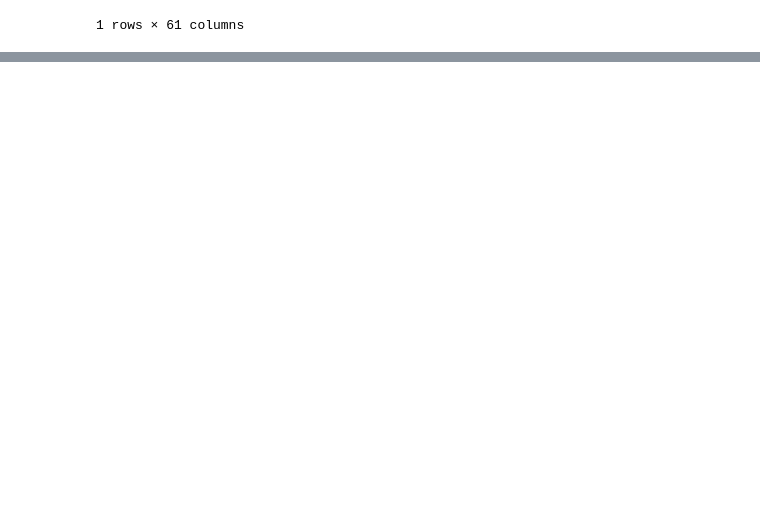
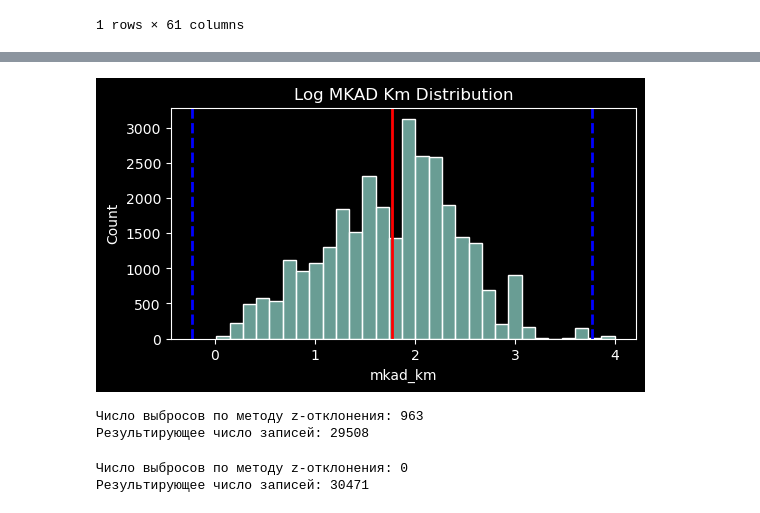
Before and after one commit to thetitorenko/sf_dspr_code, a Jupyter notebook: 01-block/07-python_14/07-python_14.ipynb, the cells around one changed output, grey strips where cells are left out. Cells and saved outputs as stored; diff of their text form; code cells hidden in the pictures; blank space fills up the shorter version.

```diff
--- a/01-block/07-python_14/07-python_14.ipynb
+++ b/01-block/07-python_14/07-python_14.ipynb
@@ -331,0 +505,58 @@ sber_data[sber_data['floor'] > 50]
+# %%
+# Визуализация границ выбросов по методу Z-оценки для логарифмированного признака расстояния до МКАД
+log_mkad_km = np.log(1 + sber_data['mkad_km'])
+fig = plt.figure(figsize=(6, 3))
+histplot = sns.histplot(data=log_mkad_km, bins=30)
+histplot.axvline(log_mkad_km.mean(), color='r', lw=2)
+histplot.axvline(log_mkad_km.mean() + 3*log_mkad_km.std(), color='b', ls='--', lw=2)
+histplot.axvline(log_mkad_km.mean() - 3*log_mkad_km.std(), color='b', ls='--', lw=2)
+histplot.set_title('Log MKAD Km Distribution');
+# %% [output]
+[figure, added]
+# %%
+# Задание 6.3
+
+import pandas as pd
+import numpy as np
+
+test_sber_data = pd.read_csv('data/test_sber_data.csv')
+
+def outliers_z_score_mod(data, feature, log_scale=False, left=3, right=3):
+
+    # Применение логарифмического преобразования при необходимости
+    if log_scale:
+        x = np.log1p(data[feature])
+    else:
+        x = data[feature]
+
+    # Расчет среднего и стандартного отклонения
+    mu, sigma = x.mean(), x.std()
+
+    # Расчет границ
+    lower_bound = mu - (left*sigma)
+    upper_bound = mu + (right*sigma)
+
+    # Определяем выбросы и чищенный набор данных
+    outliers_mask = (x < lower_bound) | (x > upper_bound)
+    outliers = data[outliers_mask].copy()
+    cleaned = data[~outliers_mask].copy()
+
+    return outliers, cleaned
+
+
+outliers, cleaned_test_sber_data = outliers_iqr_mod(test_sber_data, 'full_sq')
+print(f'Число выбросов по методу z-отклонения: {outliers.shape[0]}')
+print(f'Результирующее число записей: {cleaned_test_sber_data.shape[0]}')
+# %% [output]
+Число выбросов по методу z-отклонения: 963
+Результирующее число записей: 29508
+# %%
+# Задание 6.4
+
+# Ослабим границы выбросов с правой стороны и применим логарифмирование
+outliers, cleaned_sber_data = outliers_z_score_mod(sber_data, 'mkad_km', left=3, right=3.5, log_scale=True)
+print(f'Число выбросов по методу z-отклонения: {outliers.shape[0]}')
+print(f'Результирующее число записей: {cleaned_sber_data.shape[0]}')
+# %% [output]
+Число выбросов по методу z-отклонения: 0
+Результирующее число записей: 30471
```
Also changed, not shown: parts of 14 cells of this notebook, 1 other file.
